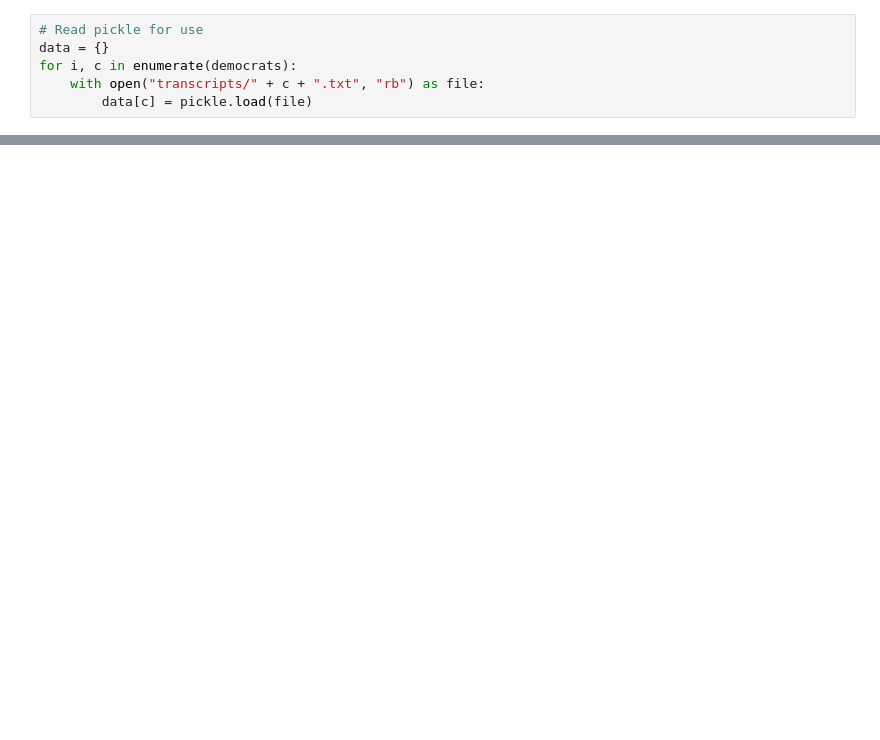
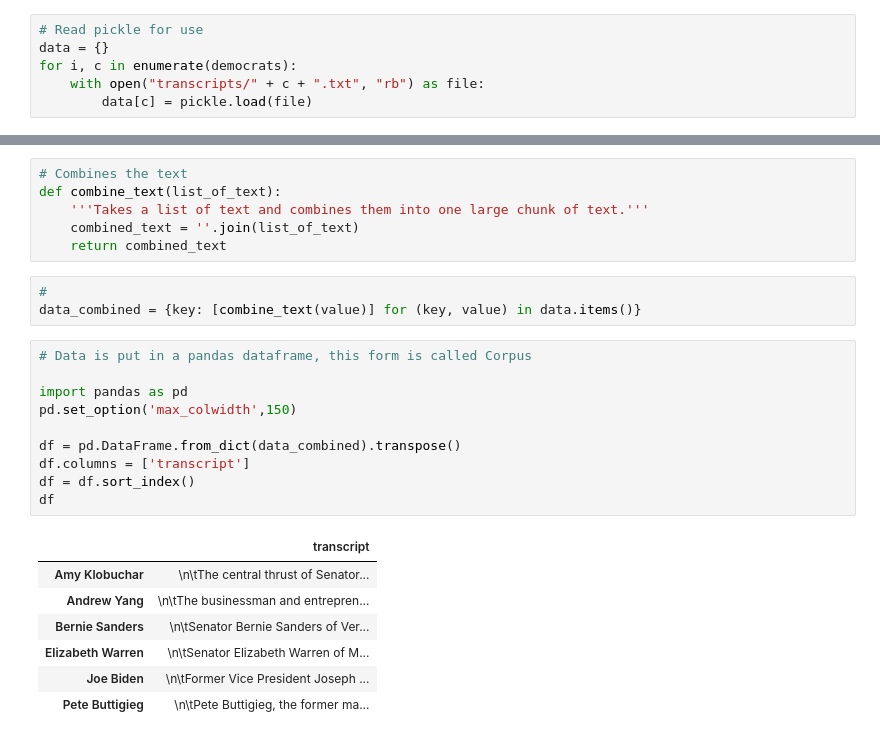
Before and after one commit to WSHuusfeldt/PythonSem4Eksamen, a Jupyter notebook: test.ipynb, the cells around one changed output, grey strips where cells are left out. Cells and saved outputs as stored; diff of their text form; blank space fills up the shorter version.

Commit message:
Added initial cleaning of data

```diff
--- a/test.ipynb
+++ b/test.ipynb
@@ -45,0 +47,27 @@ data['Joe Biden'][:]
+# %%
+# Combines the text
+def combine_text(list_of_text):
+    '''Takes a list of text and combines them into one large chunk of text.'''
+    combined_text = ''.join(list_of_text)
+    return combined_text
+# %%
+#
+data_combined = {key: [combine_text(value)] for (key, value) in data.items()}
+# %%
+# Data is put in a pandas dataframe, this form is called Corpus
+
+import pandas as pd
+pd.set_option('max_colwidth',150)
+
+df = pd.DataFrame.from_dict(data_combined).transpose()
+df.columns = ['transcript']
+df = df.sort_index()
+df
+# %% [output]
+|  | transcript |
+| Amy Klobuchar | \n\tThe central thrust of Senator... |
+| Andrew Yang | \n\tThe businessman and entrepren... |
+| Bernie Sanders | \n\tSenator Bernie Sanders of Ver... |
+| Elizabeth Warren | \n\tSenator Elizabeth Warren of M... |
+| Joe Biden | \n\tFormer Vice President Joseph ... |
+| Pete Buttigieg | \n\tPete Buttigieg, the former ma... |
```
Also changed, not shown: parts of 5 cells of this notebook.
